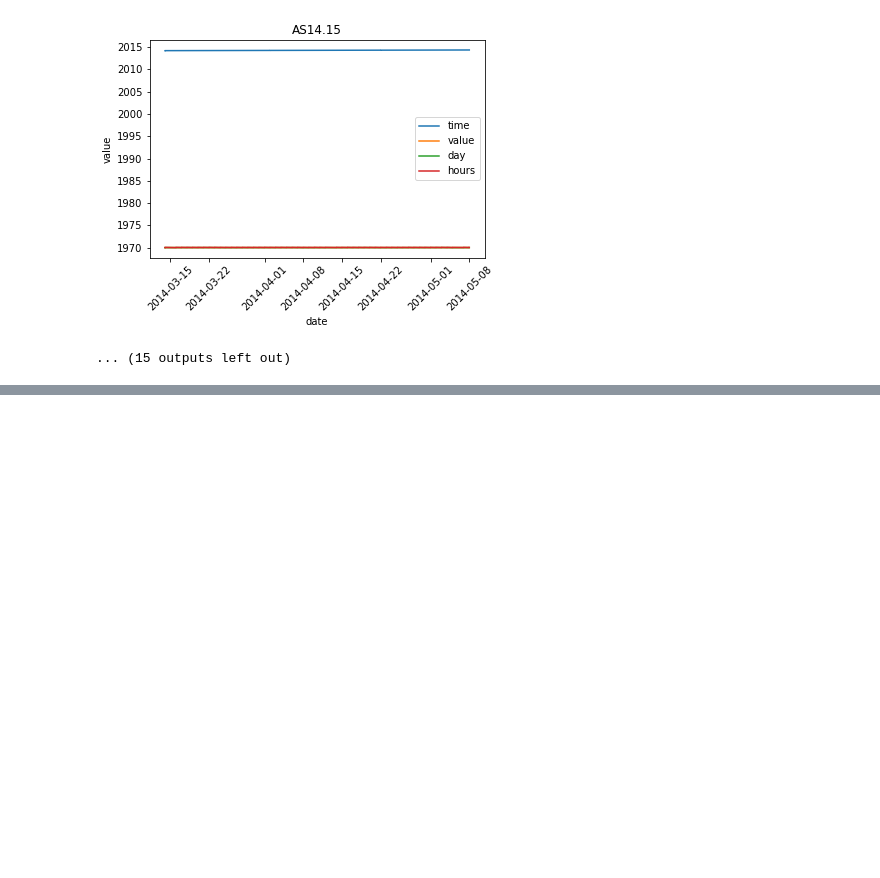
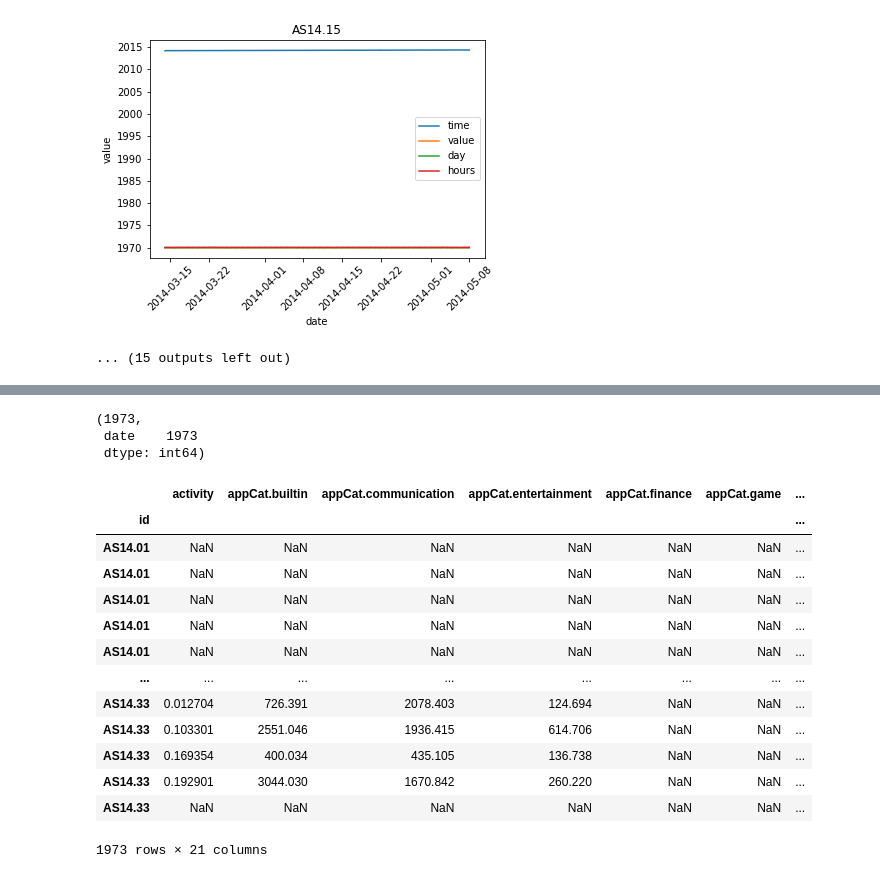
Before and after one commit to koetjboe/DMT85, a Jupyter notebook: DMT85_assignment1.ipynb, the cells around one changed output, grey strips where cells are left out. Cells and saved outputs as stored; diff of their text form; code cells hidden in the pictures; blank space fills up the shorter version.

Commit message:
variables into columns

```diff
--- a/DMT85_assignment1.ipynb
+++ b/DMT85_assignment1.ipynb
@@ -349,0 +343,41 @@ len(df[df['variable'] == 'sleep']), df[df['variable'] == 'sleep'][['id', 'date']
+# %%
+# check if 1 sleep value per id/date pair
+len(df[df['variable'] == 'sleep']), df[df['variable'] == 'sleep'][['id', 'date']].groupby('id').count().sum()
+# %% [output]
+(1973,
+ date    1973
+ dtype: int64)
+# %%
+# turn 'variable' into separate columns, taking sum of values per day per user
+df_sum = df.groupby(['id', 'date', 'variable'])['value'].sum().unstack()
+df_sum['date'] = df_sum.index.get_level_values(1)
+df_sum = df_sum.droplevel(1)
+
+# turn 'variable' into separate columns, taking mean of values per day per user
+df_mean = df.groupby(['id', 'date', 'variable'])['value'].mean().unstack()
+df_mean['date'] = df_mean.index.get_level_values(1)
+df_mean = df_mean.droplevel(1)
+# %%
+# take the 'score'-values from df_mean and the 'time'-values from df_sum
+df_combi = df_sum
+df_combi['mood'] = df_mean['mood']
+df_combi['circumplex.arousal'] = df_mean['circumplex.arousal']
+df_combi['circumplex.valence'] = df_mean['circumplex.valence']
+df_combi['activity'] = df_mean['activity']
+df_combi.columns.name = None
+df_combi
+# %% [output]
+|  | activity | appCat.builtin | appCat.communication | appCat.entertainment | appCat.finance | appCat.game | ... |
+| id |  |  |  |  |  |  | ... |
+| AS14.01 | NaN | NaN | NaN | NaN | NaN | NaN | ... |
+| AS14.01 | NaN | NaN | NaN | NaN | NaN | NaN | ... |
+| AS14.01 | NaN | NaN | NaN | NaN | NaN | NaN | ... |
+| AS14.01 | NaN | NaN | NaN | NaN | NaN | NaN | ... |
+| AS14.01 | NaN | NaN | NaN | NaN | NaN | NaN | ... |
+| ... | ... | ... | ... | ... | ... | ... | ... |
+| AS14.33 | 0.012704 | 726.391 | 2078.403 | 124.694 | NaN | NaN | ... |
+| AS14.33 | 0.103301 | 2551.046 | 1936.415 | 614.706 | NaN | NaN | ... |
+| AS14.33 | 0.169354 | 400.034 | 435.105 | 136.738 | NaN | NaN | ... |
+| AS14.33 | 0.192901 | 3044.030 | 1670.842 | 260.220 | NaN | NaN | ... |
+| AS14.33 | NaN | NaN | NaN | NaN | NaN | NaN | ... |
+1973 rows × 21 columns
```
Also changed, not shown: parts of 19 cells of this notebook.
